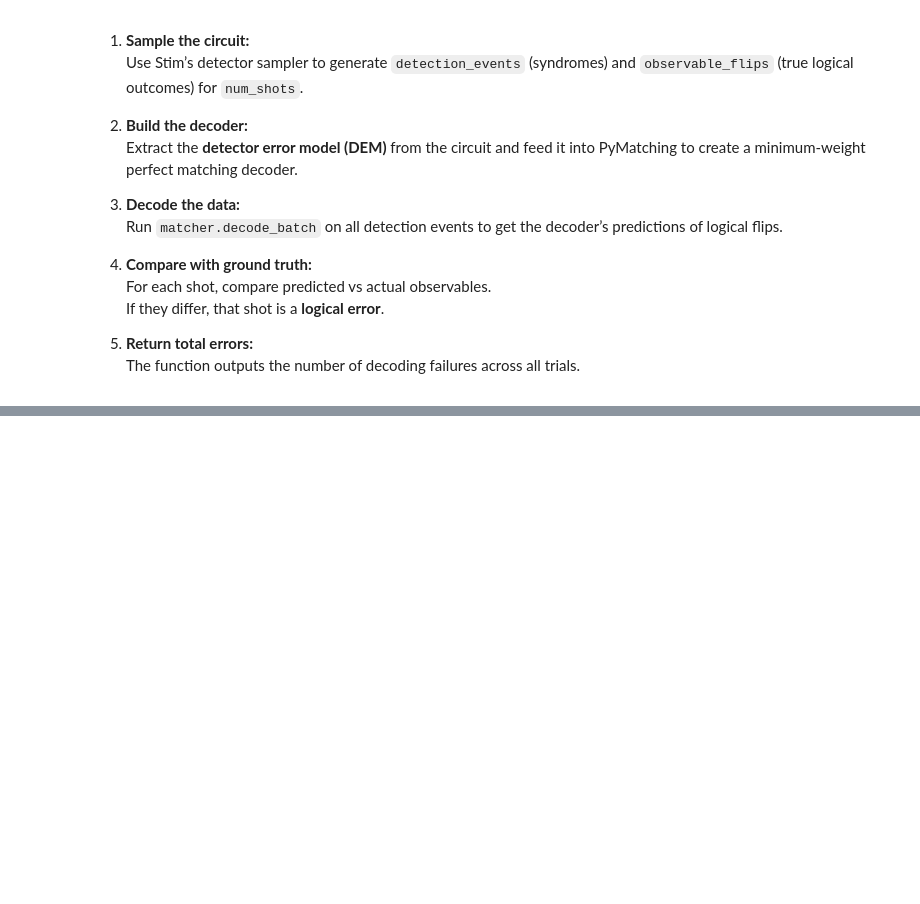
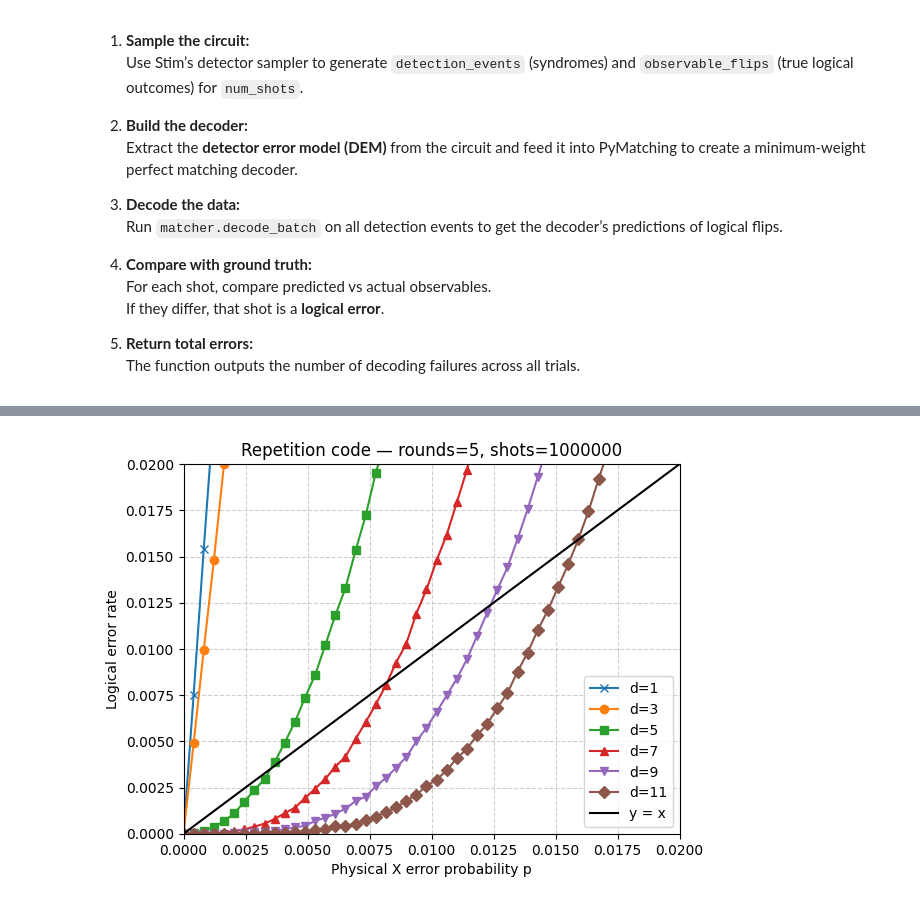
Before and after one commit to misho9714/Quantum-Error-Correction, a Jupyter notebook: notebooks/03_repetition_code_realistic_noise_pymatching.ipynb, the cells around one changed output, grey strips where cells are left out. Drawn from its saved outputs; the diff is of its cells as text; code cells hidden in the pictures; blank space fills up the shorter version.

Commit message:
Break even plot

```diff
--- a/notebooks/03_repetition_code_realistic_noise_pymatching.ipynb
+++ b/notebooks/03_repetition_code_realistic_noise_pymatching.ipynb
@@ -293,0 +294,41 @@ plt.show()
+# %%
+# Parameters
+rounds = 5
+num_shots = 1_000_000
+x_range = 0.02
+n_intervals = 50
+ps = np.linspace(0.0, x_range, n_intervals)   # noise strengths
+
+results = {}
+
+for d in [1, 3, 5, 7, 9, 11]:
+    rates = []
+    for p in ps:
+        c = repetition_circuit_realistic_noise(d, p, rounds)
+        errors = count_logical_errors(c, num_shots)
+        rate = errors / num_shots
+        rates.append(rate)
+    results[d] = rates
+
+# Plot both distances
+plt.figure()
+plt.plot(ps, results[1], marker="x", label="d=1")
+plt.plot(ps, results[3], marker="o", label="d=3")
+plt.plot(ps, results[5], marker="s", label="d=5")
+plt.plot(ps, results[7], marker="^", label="d=7")
+plt.plot(ps, results[9], marker="v", label="d=9")
+plt.plot(ps, results[11], marker="D", label="d=11")
+
+# Add reference line y = x
+plt.plot(ps, ps, color="black", linestyle="-", label="y = x")
+
+plt.xlabel("Physical X error probability p")
+plt.ylabel("Logical error rate")
+plt.title(f"Repetition code — rounds={rounds}, shots={num_shots}")
+plt.xlim(0, x_range)
+plt.ylim(0, x_range)   # make y range same as x range
+plt.grid(True, linestyle="--", alpha=0.6)
+plt.legend()
+plt.show()
+# %% [output]
+[figure, added]
```
Also changed, not shown: parts of 2 cells of this notebook.
